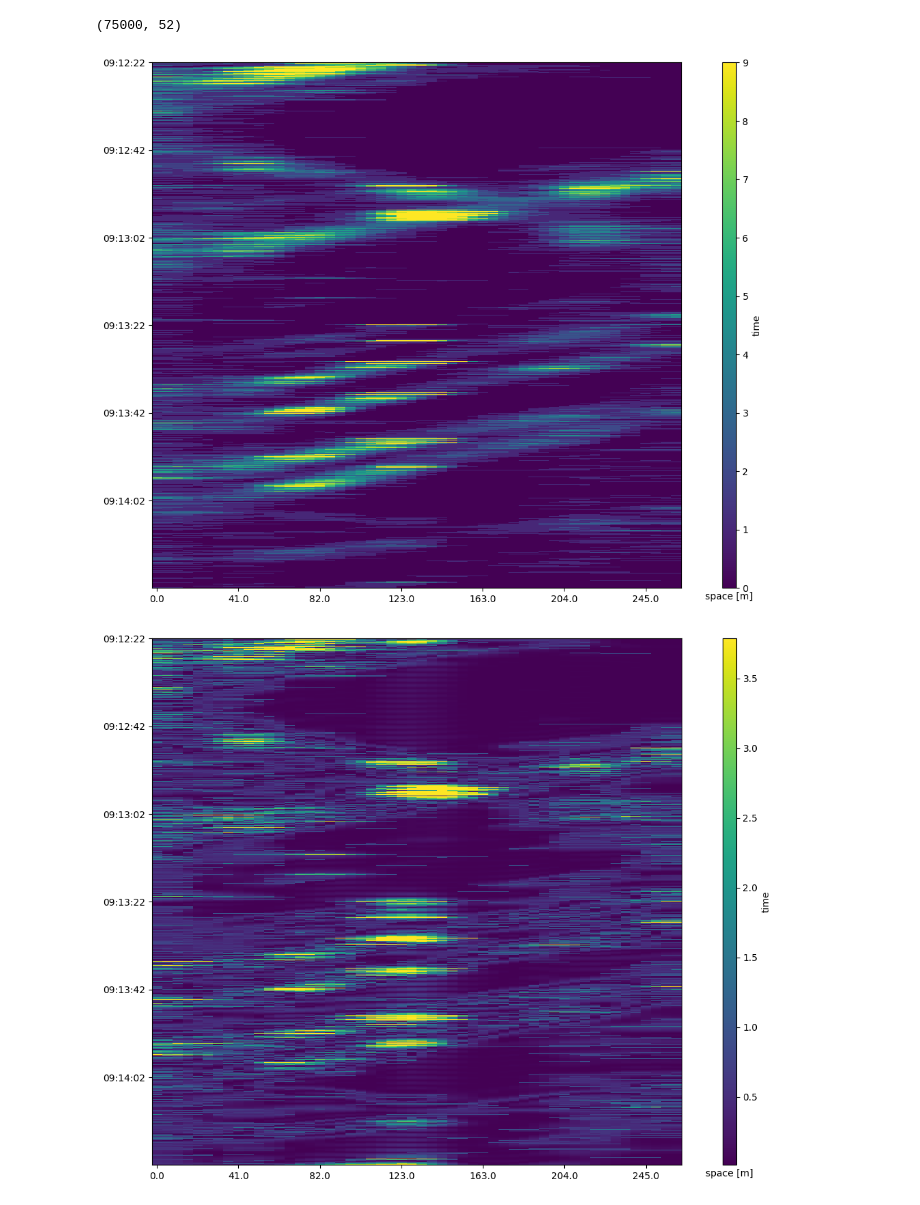
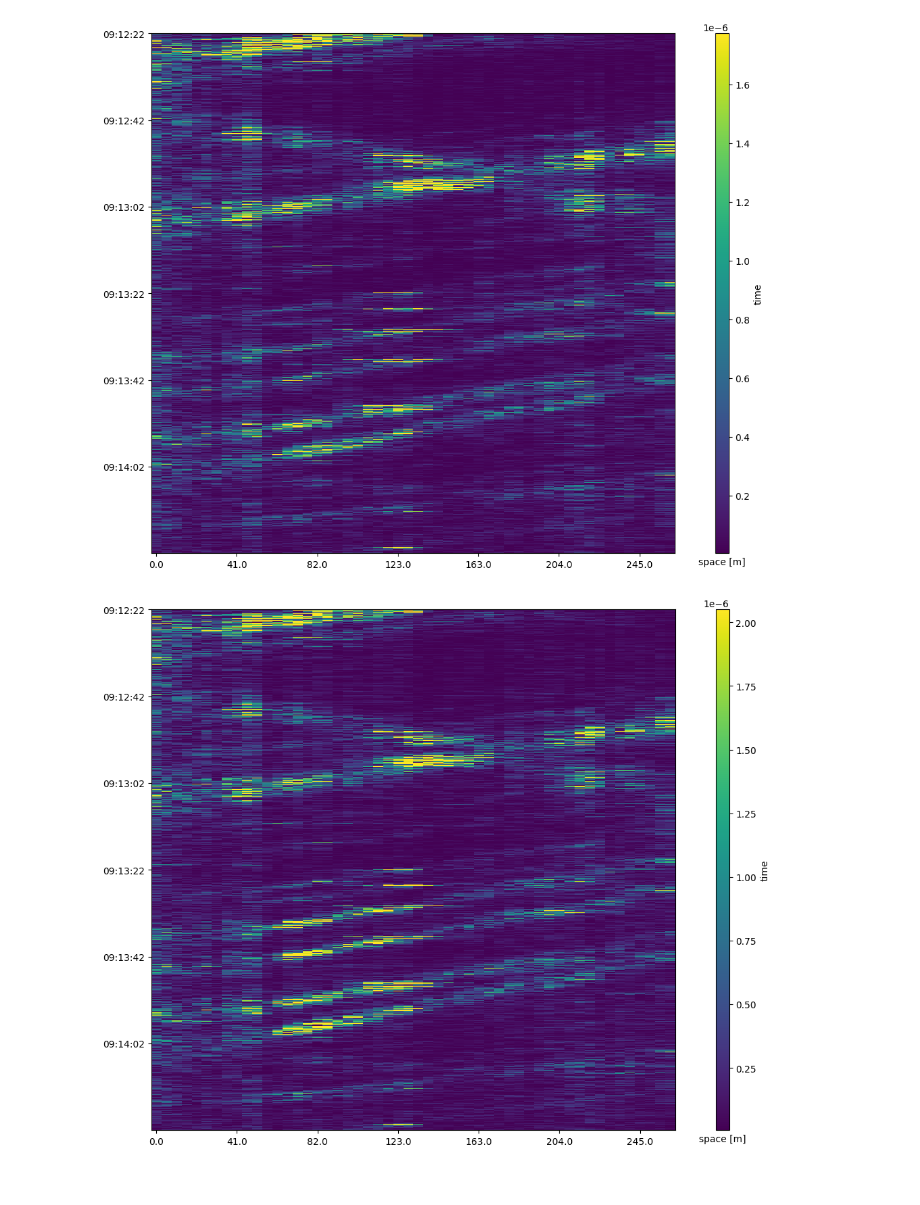
Before and after one commit to csuchorski/object_detection_DAS, a Jupyter notebook: notebook.ipynb, the cells around one changed output. Drawn from its saved outputs; the diff is of its cells as text; code cells hidden in the pictures.

Commit message:
added initial work with fourier transformation: butterworth bandpass filter and some signal frequency plots

```diff
--- a/notebook.ipynb
+++ b/notebook.ipynb
@@ -107,0 +150,10 @@ train_data/091412.npy
+# %%
+col_id = 25
+filtered_df = filter_df_band(df, low=10, high=220, dt=dt, order=4)
+filtered_signal = filtered_df.iloc[col_id].values
+
+
+plot_fft(df, col_id, dt)
+plot_fft(filtered_df, col_id, dt)
+plot_average_freq_spectrum(df, dt)
+plot_average_freq_spectrum(filtered_df, dt)
@@ -108,27 +165,26 @@ train_data/091412.npy
 # %%
 # data = np.clip(data, low, high).astype(np.float32)
-print(data.shape)
-data -= np.mean(data)
-data = np.abs(data)
-data = cv2.normalize(data, None, 0, 255, cv2.NORM_MINMAX).astype(np.uint8)
-data = cv2.bilateralFilter(data, 9, 100, 100) #https://docs.opencv.org/4.x/d4/d13/tutorial_py_filtering.html
+# data = filtered_df.to_numpy()
+filtered_df -= filtered_df.mean()
+filtered_df = np.abs(filtered_df)
+# data = cv2.GaussianBlur(data,(5,5),cv2.BORDER_DEFAULT)
+# data = cv2.normalize(data, None, 0, 255, cv2.NORM_MINMAX).astype(np.uint8)
+# data = cv2.bilateralFilter(data, 9, 100, 100) #https://docs.opencv.org/4.x/d4/d13/tutorial_py_filtering.html
 
 # data = cv2.resize(data, (1000, data.shape[0]), interpolation=cv2.INTER_CUBIC)
-_, th = cv2.threshold(data, 0, 255, cv2.THRESH_OTSU)
-th[th > 0] = 255
-edges = cv2.Canny(th, 5, 20)
-lines = cv2.HoughLines(edges, 1, np.pi / 180, 150, None, 0, 0)
+# _, th = cv2.threshold(data, 0, 255, cv2.THRESH_OTSU)
+# th[th > 0] = 255
+# edges = cv2.Canny(th, 5, 20)
+# lines = cv2.HoughLines(edges, 1, np.pi / 180, 150, None, 0, 0)
 # edges = cv2.Canny(data_8bit, threshold1=50, threshold2=150, L2gradient=True)
 
-low, high = np.percentile(data, [3, 99])
+low, high = np.percentile(filtered_df, [3, 99])
 norm = Normalize(vmin=low, vmax=high, clip=True)
 df_processed = pd.DataFrame(data, index=df.index, columns=df.columns)
-# %% [output]
-(75000, 52)
 # %%
-plt_imshow(df_processed, lines=lines, norm=norm)
+plt_imshow(filtered_df, lines=None, norm=norm)
 # %% [output]
-[figure, old version]
+[figure, new version]
 # %%
 f = np.fft.fft2(data)
 fshift = np.fft.fftshift(f)
@@ -159,7 +215,7 @@ df_filtered = pd.DataFrame(img_filtered, index=df.index, columns=df.columns)
 
 plt_imshow(df_filtered, norm=norm)
 # %% [output]
-[figure, old version]
+[figure, new version]
 # %%
 #https://stackoverflow.com/questions/71425968/remove-horizontal-lines-with-open-cv possibly interesting
 # https://docs.opencv.org/3.2.0/d1/dee/tutorial_moprh_lines_detection.html
```
Also changed, not shown: parts of 4 cells of this notebook, 1 other file.
